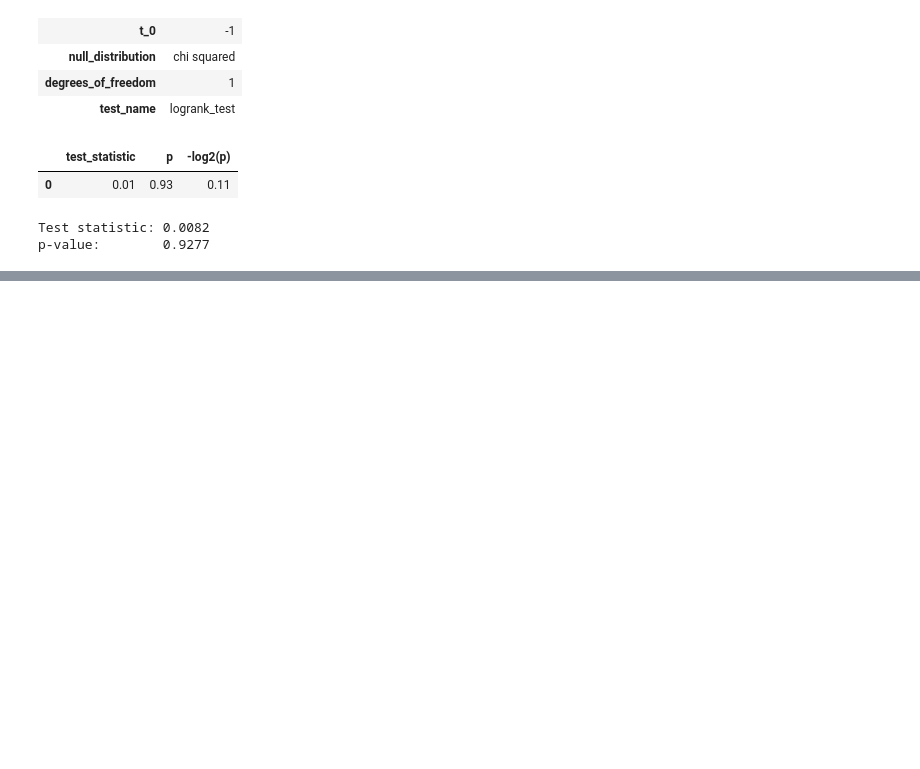
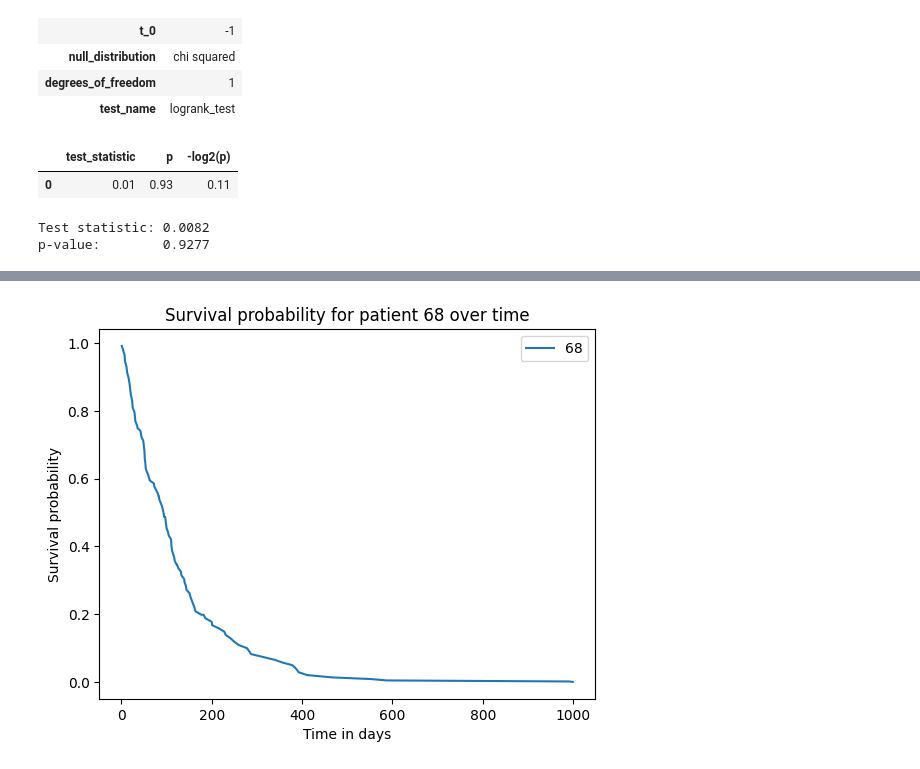
Before and after one commit to omniV1/GCU_SWE_2023-2025, a Jupyter notebook: AIT-110-Stat-Learning-Theory/Assignments/Survival/survival.ipynb, the cells around one changed output, grey strips where cells are left out. Drawn from its saved outputs; the diff is of its cells as text; code cells hidden in the pictures; blank space fills up the shorter version.

```diff
--- a/AIT-110-Stat-Learning-Theory/Assignments/Survival/survival.ipynb
+++ b/AIT-110-Stat-Learning-Theory/Assignments/Survival/survival.ipynb
@@ -207,0 +270,8 @@ The p-value printed above determines which conclusion applies. Combined with the
+# %%
+cph.predict_survival_function(df_cox.loc[[68]]).plot()
+plt.title("Survival probability for patient 68 over time")
+plt.xlabel("Time in days")
+plt.ylabel("Survival probability")
+plt.show()
+# %% [output]
+[figure, added]
```
Also changed, not shown: parts of 21 cells of this notebook, 2 other files.
